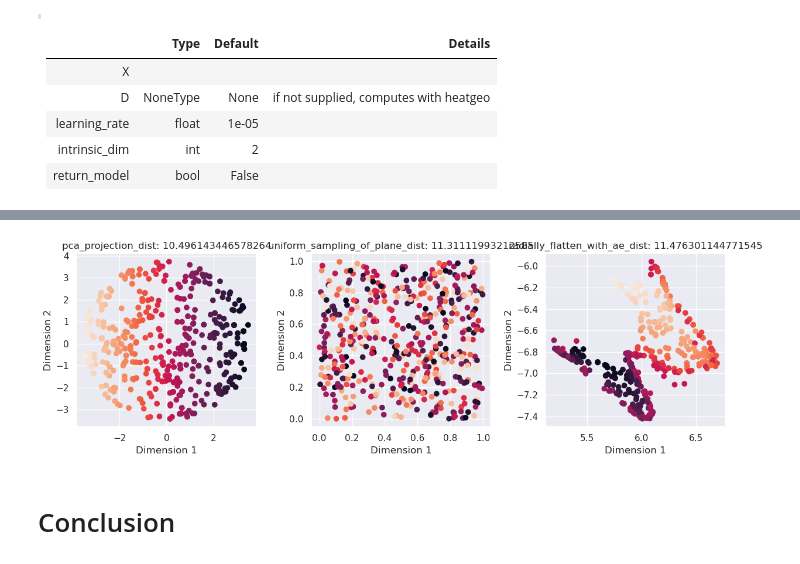
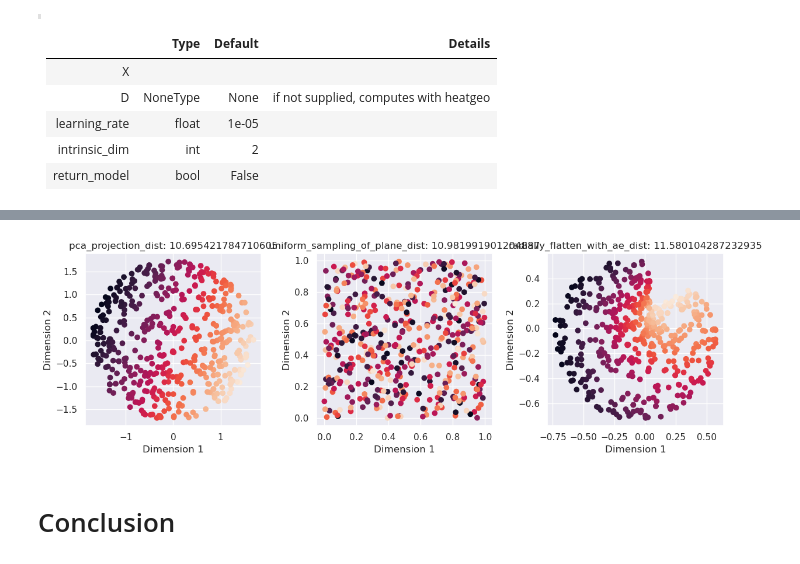
Before and after one commit to professorwug/diffusion-curvature, a Jupyter notebook: nbs/experiments/Sampling Semifinals.ipynb, the cells around one changed output, grey strips where cells are left out. Drawn from its saved outputs; the diff is of its cells as text; code cells hidden in the pictures.

```diff
--- a/nbs/experiments/Sampling Semifinals.ipynb
+++ b/nbs/experiments/Sampling Semifinals.ipynb
@@ -302,6 +306,6 @@ Neighborhoods
 # %%
-visualize_row_of_flattenings(Neighborhoods,6)
+visualize_row_of_flattenings(Neighborhoods,1)
 # %% [output]
-[figure, old version]
+[figure, new version]
 # %% [markdown]
 # Conclusion
```
Also changed, not shown: parts of 4 cells of this notebook, 5 other files.
